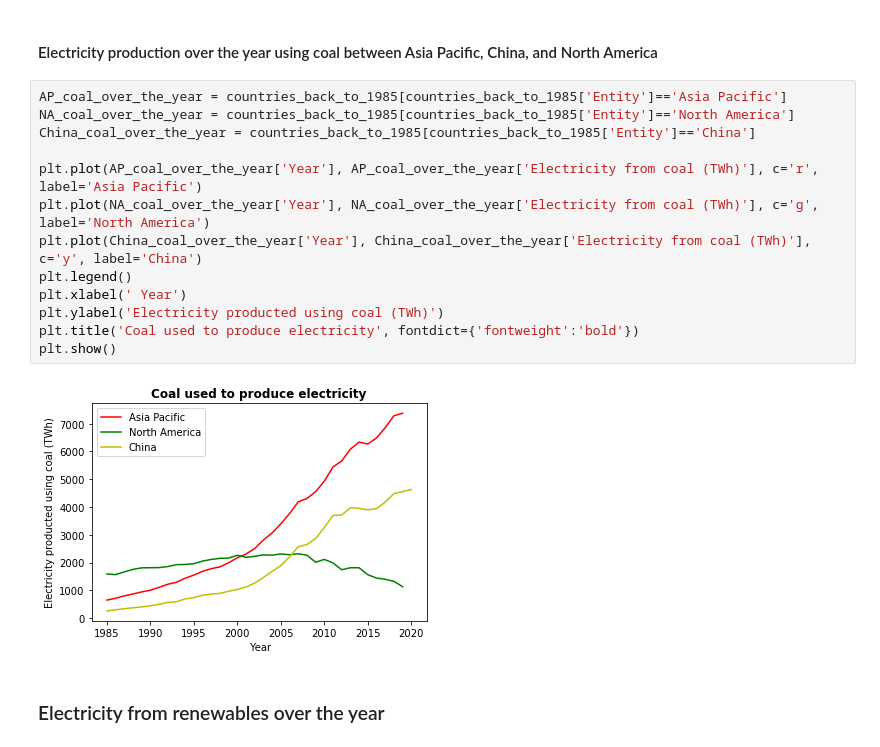
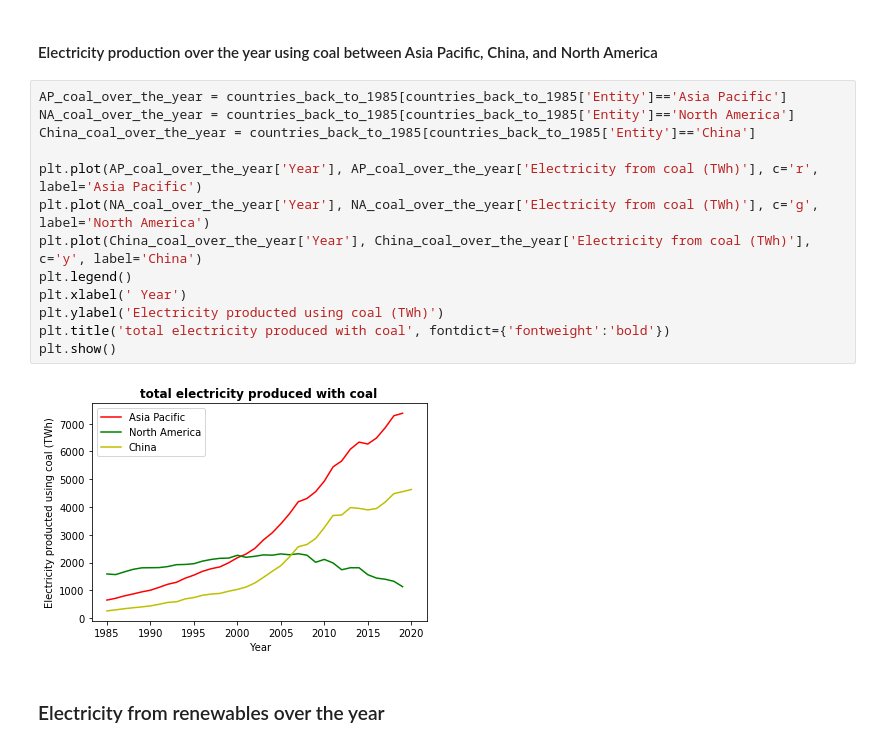
Before and after one commit to skarstent/Project, a Jupyter notebook: Electricity .ipynb, the cells around one changed output. Saved outputs shown, nothing was run; the diff lists cells and outputs as text.

```diff
--- a/Electricity .ipynb
+++ b/Electricity .ipynb
@@ -183,18 +183,18 @@ Asia Pacific relies over half of its electricity production on coal, while North
 # %%
 AP_coal_over_the_year = countries_back_to_1985[countries_back_to_1985['Entity']=='Asia Pacific']
 NA_coal_over_the_year = countries_back_to_1985[countries_back_to_1985['Entity']=='North America']
 China_coal_over_the_year = countries_back_to_1985[countries_back_to_1985['Entity']=='China']
 
 plt.plot(AP_coal_over_the_year['Year'], AP_coal_over_the_year['Electricity from coal (TWh)'], c='r', label='Asia Pacific')
 plt.plot(NA_coal_over_the_year['Year'], NA_coal_over_the_year['Electricity from coal (TWh)'], c='g', label='North America')
 plt.plot(China_coal_over_the_year['Year'], China_coal_over_the_year['Electricity from coal (TWh)'], c='y', label='China')
 plt.legend()
 plt.xlabel(' Year')
 plt.ylabel('Electricity producted using coal (TWh)')
-plt.title('Coal used to produce electricity', fontdict={'fontweight':'bold'})
+plt.title('total electricity produced with coal', fontdict={'fontweight':'bold'})
 plt.show()
 # %% [output]
-[figure, old version]
+[figure, new version]
 # %% [markdown]
 ### Electricity from renewables over the year
 # %%
```
Also changed, not shown: parts of 1 cell of this notebook.
